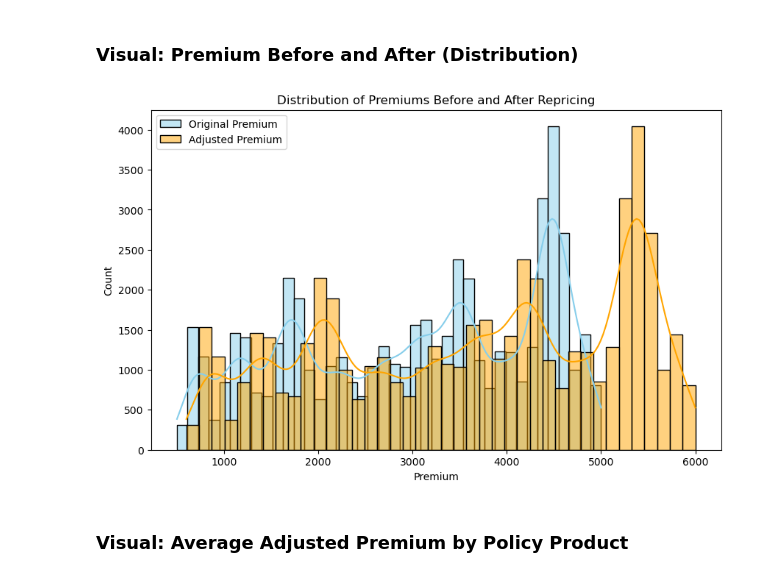
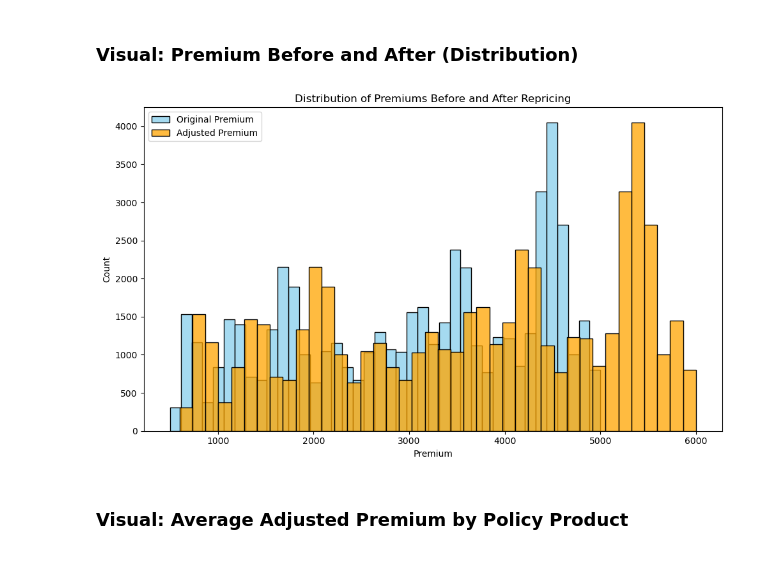
Before and after one commit to Ahad0926/Insurance_Pricing_Analysis, a Jupyter notebook: Insurance Pricing Analysis.ipynb, the cells around one changed output. Drawn from its saved outputs; the diff is of its cells as text; code cells hidden in the pictures.

```diff
--- a/Insurance Pricing Analysis.ipynb
+++ b/Insurance Pricing Analysis.ipynb
@@ -375,15 +410,16 @@ Total Gain from Repricing: $32,355,430.40
 ### Visual: Premium Before and After (Distribution)
 # %%
 plt.figure(figsize=(10, 6))
-sns.histplot(df['Premium'], label="Original Premium", kde=True, color="skyblue", bins=40)
-sns.histplot(df['Adjusted_Premium'], label="Adjusted Premium", kde=True, color="orange", bins=40)
+sns.histplot(df['Premium'], label="Original Premium", color="skyblue", bins=40, kde=False)
+sns.histplot(df['Adjusted_Premium'], label="Adjusted Premium", color="orange", bins=40, kde=False)
 plt.title("Distribution of Premiums Before and After Repricing")
 plt.xlabel("Premium")
 plt.ylabel("Count")
 plt.legend()
+plt.tight_layout()
 plt.show()
 # %% [output]
-[figure, old version]
+[figure, new version]
 # %% [markdown]
 ### Visual: Average Adjusted Premium by Policy Product
 # %%
```
Also changed, not shown: parts of 16 cells of this notebook, 4 other files.
